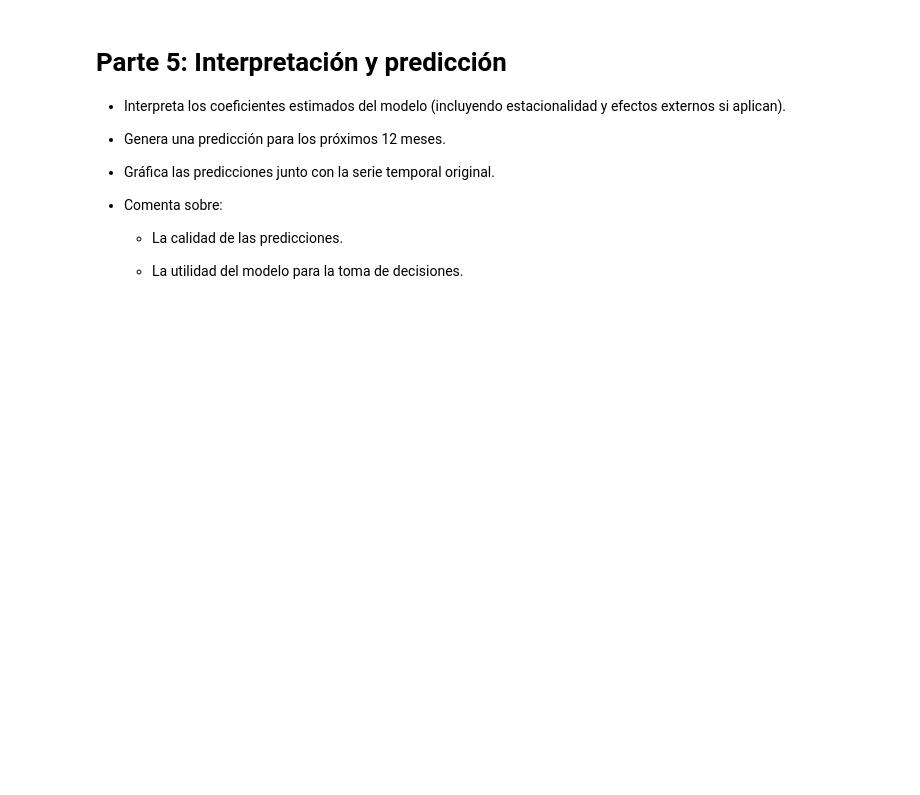
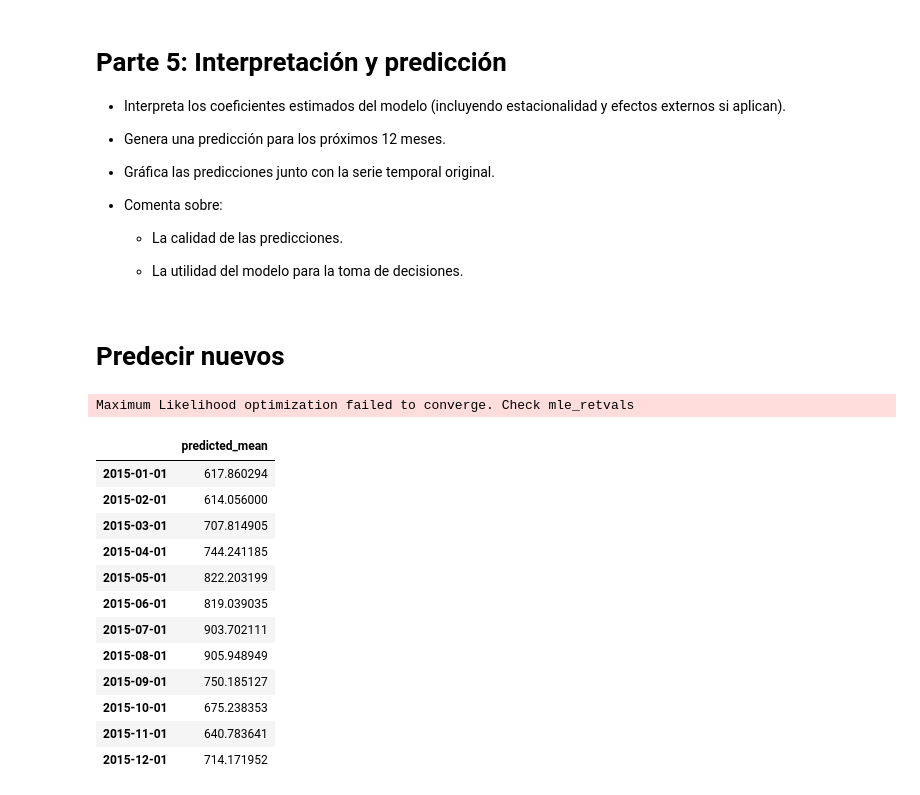
Before and after one commit to apelsito/laboratorio-modulo9-leccion02-series-temporales-sarima, a Jupyter notebook: jupyter/laboratorio-modulo9-leccion02-series-temporales-sarima.ipynb, the cells around one changed output. Saved outputs shown, nothing was run; the diff lists cells and outputs as text; code cells hidden in the pictures; blank space fills up the shorter version.

```diff
--- a/jupyter/laboratorio-modulo9-leccion02-series-temporales-sarima.ipynb
+++ b/jupyter/laboratorio-modulo9-leccion02-series-temporales-sarima.ipynb
@@ -308,3 +326,30 @@ ValueError: Invalid model: moving average lag(s) {np.int64(8)} are in both the s
     - La calidad de las predicciones.
 
     - La utilidad del modelo para la toma de decisiones.
+# %% [markdown]
+# Predecir nuevos
+# %%
+mejor_modelo_sarima = SARIMAX(
+    y_train,
+    order = (4,1,7),
+    seasonal_order= (1,1,1,12)).fit()
+
+pred_y_test = mejor_modelo_sarima.predict(start= len(df),end = len(df) + 11)
+pred_y_test = pd.DataFrame(pred_y_test)
+
+pred_y_test
+# %% [output]
+Maximum Likelihood optimization failed to converge. Check mle_retvals
+|  | predicted_mean |
+| 2015-01-01 | 617.860294 |
+| 2015-02-01 | 614.056000 |
+| 2015-03-01 | 707.814905 |
+| 2015-04-01 | 744.241185 |
+| 2015-05-01 | 822.203199 |
+| 2015-06-01 | 819.039035 |
+| 2015-07-01 | 903.702111 |
+| 2015-08-01 | 905.948949 |
+| 2015-09-01 | 750.185127 |
+| 2015-10-01 | 675.238353 |
+| 2015-11-01 | 640.783641 |
+| 2015-12-01 | 714.171952 |
```
Also changed, not shown: parts of 11 cells of this notebook.
